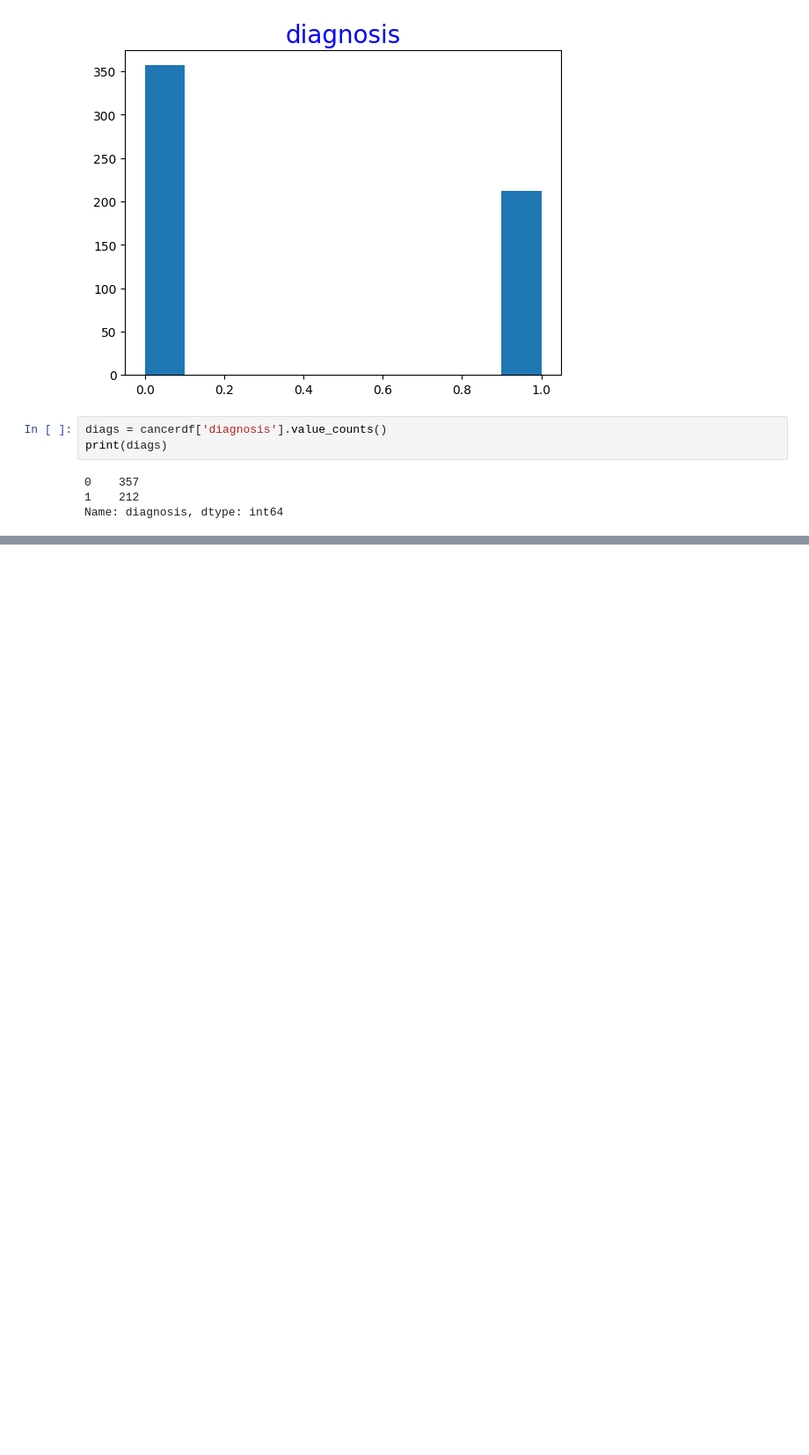
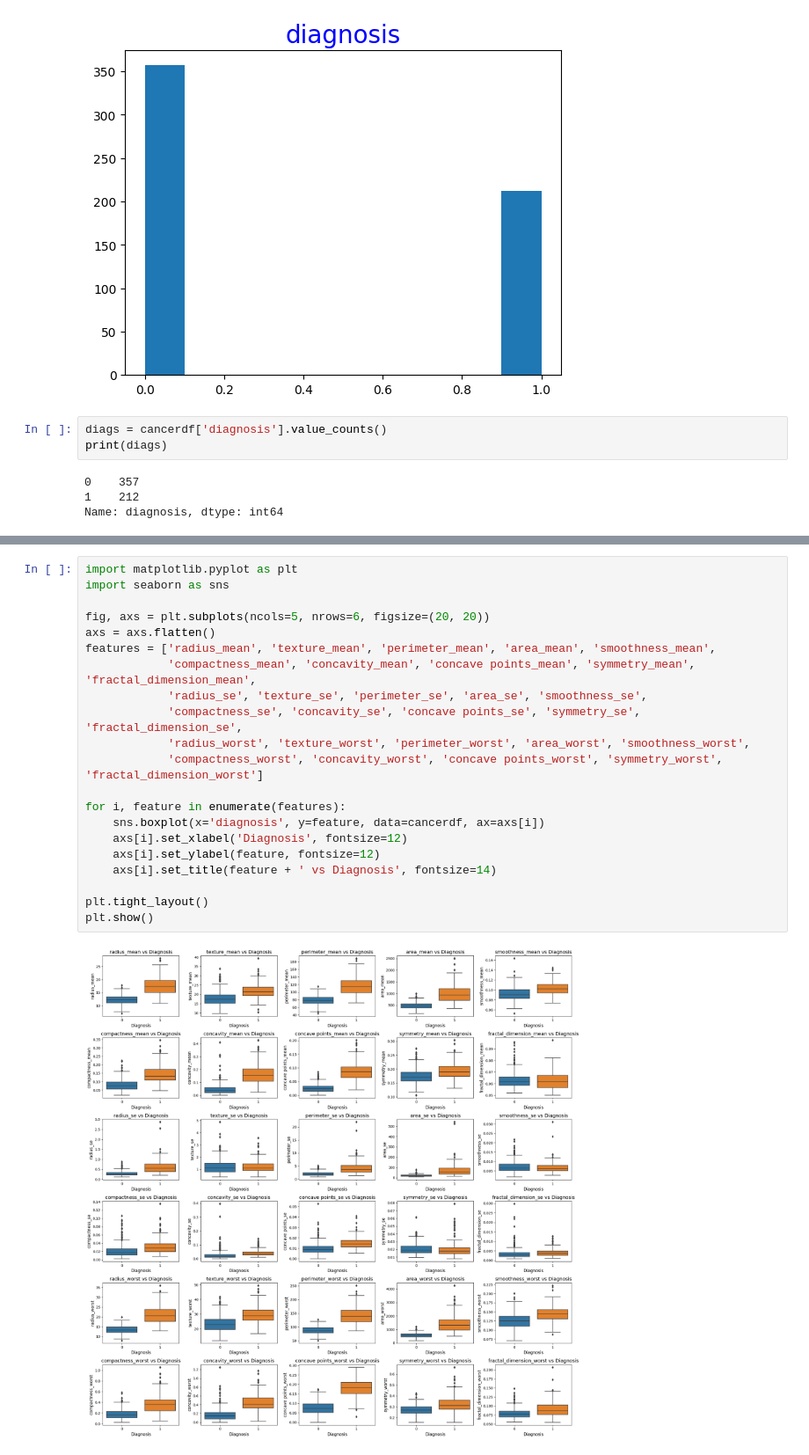
Before and after one commit to jaidengoerlitx/Data-Analysis-Projects, a Jupyter notebook: HW4ECEN.ipynb, the cells around one changed output, grey strips where cells are left out. Shown at 88% size. Drawn from its saved outputs; the diff is of its cells as text; blank space fills up the shorter version.

```diff
--- a/HW4ECEN.ipynb
+++ b/HW4ECEN.ipynb
@@ -155,0 +192,23 @@ AttributeError: ignored
+# %%
+import matplotlib.pyplot as plt
+import seaborn as sns
+
+fig, axs = plt.subplots(ncols=5, nrows=6, figsize=(20, 20))
+axs = axs.flatten()
+features = ['radius_mean', 'texture_mean', 'perimeter_mean', 'area_mean', 'smoothness_mean',
+            'compactness_mean', 'concavity_mean', 'concave points_mean', 'symmetry_mean', 'fractal_dimension_mean',
+            'radius_se', 'texture_se', 'perimeter_se', 'area_se', 'smoothness_se',
+            'compactness_se', 'concavity_se', 'concave points_se', 'symmetry_se', 'fractal_dimension_se',
+            'radius_worst', 'texture_worst', 'perimeter_worst', 'area_worst', 'smoothness_worst',
+            'compactness_worst', 'concavity_worst', 'concave points_worst', 'symmetry_worst', 'fractal_dimension_worst']
+
+for i, feature in enumerate(features):
+    sns.boxplot(x='diagnosis', y=feature, data=cancerdf, ax=axs[i])
+    axs[i].set_xlabel('Diagnosis', fontsize=12)
+    axs[i].set_ylabel(feature, fontsize=12)
+    axs[i].set_title(feature + ' vs Diagnosis', fontsize=14)
+
+plt.tight_layout()
+plt.show()
+# %% [output]
+[figure, added]
```
Also changed, not shown: parts of 5 cells of this notebook.
